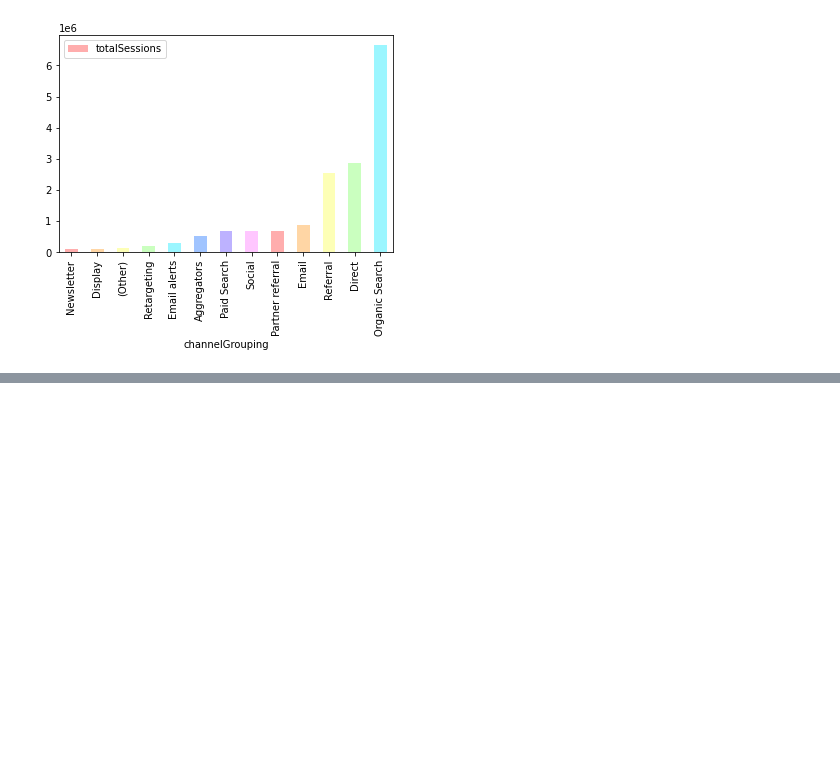
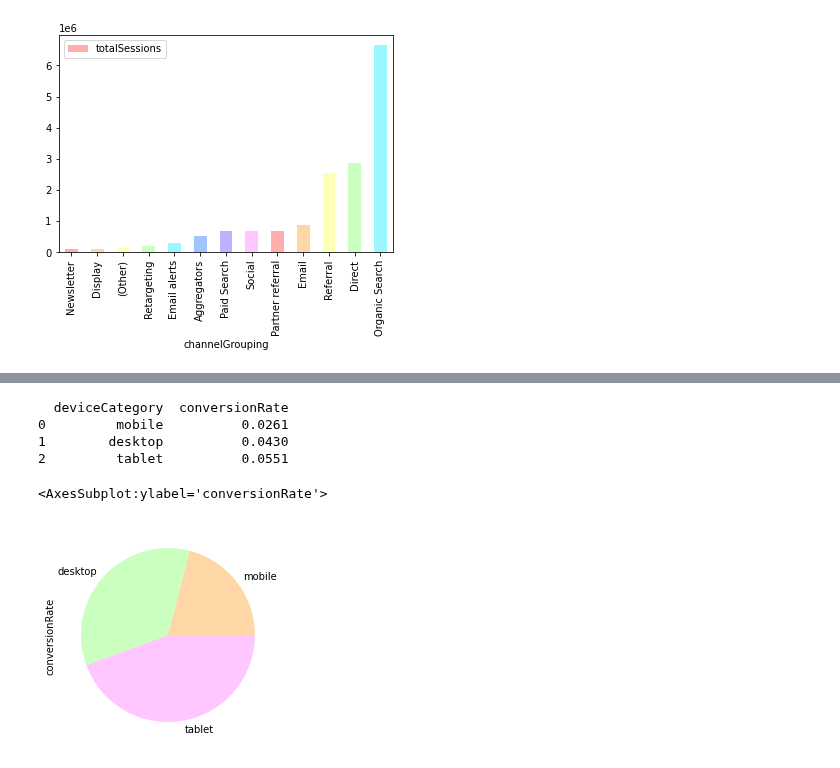
Before and after one commit to Coletterbox/More-BigQuery-with-Python, a Jupyter notebook: dashboardDraft1.ipynb, the cells around one changed output, grey strips where cells are left out. Drawn from its saved outputs; the diff is of its cells as text; code cells hidden in the pictures; blank space fills up the shorter version.

```diff
--- a/dashboardDraft1.ipynb
+++ b/dashboardDraft1.ipynb
@@ -66,0 +151,16 @@ runQuery(totalSessionsPerChannelGrouping).plot.bar(x='channelGrouping', y='total
+# %%
+conversionRatePerDeviceCategory = """
+    SELECT deviceCategory, ROUND((AVG(conversions))/(AVG(sessions)), 4) as conversionRate
+    FROM """ + projectIDContainer.project_id + """
+    .sample_data.datatable
+    GROUP BY deviceCategory
+    ORDER BY conversionRate
+"""
+runQuery(conversionRatePerDeviceCategory).plot.pie(x='deviceCategory', y='conversionRate', normalize=True, colors=threeColorsArray2, legend=False, labels=["mobile", "desktop", "tablet"])
+# %% [output]
+  deviceCategory  conversionRate
+0         mobile          0.0261
+1        desktop          0.0430
+2         tablet          0.0551
+<AxesSubplot:ylabel='conversionRate'>
+[figure, added]
```
Also changed, not shown: parts of 7 cells of this notebook.
